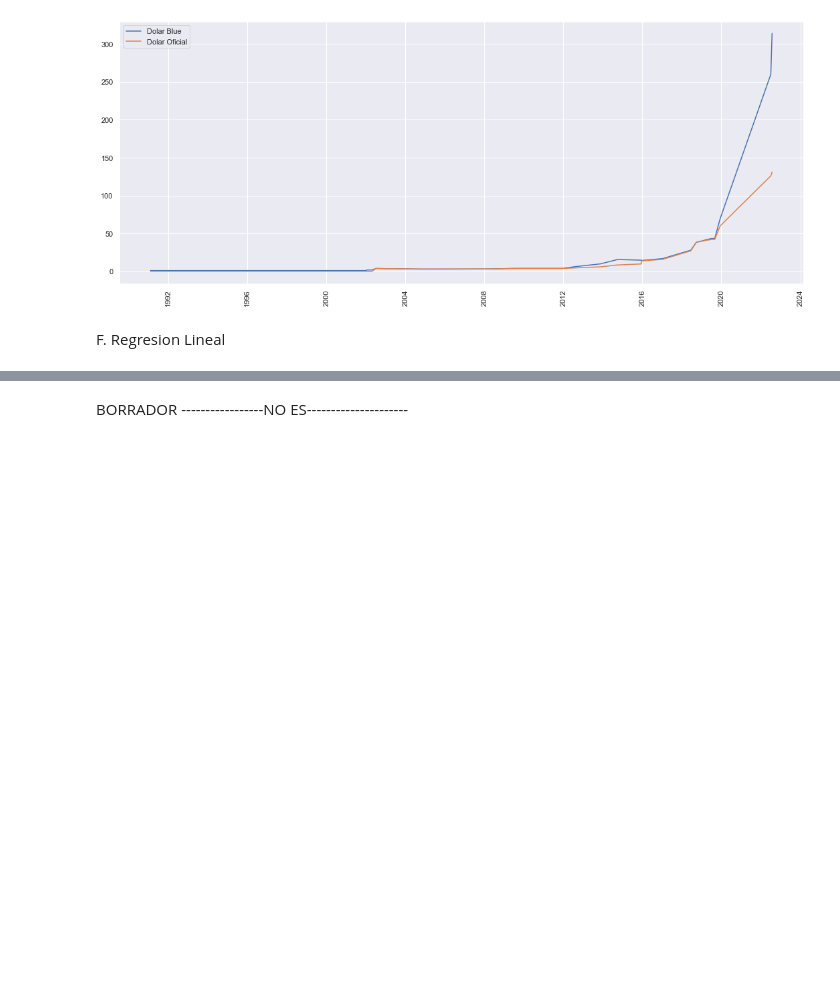
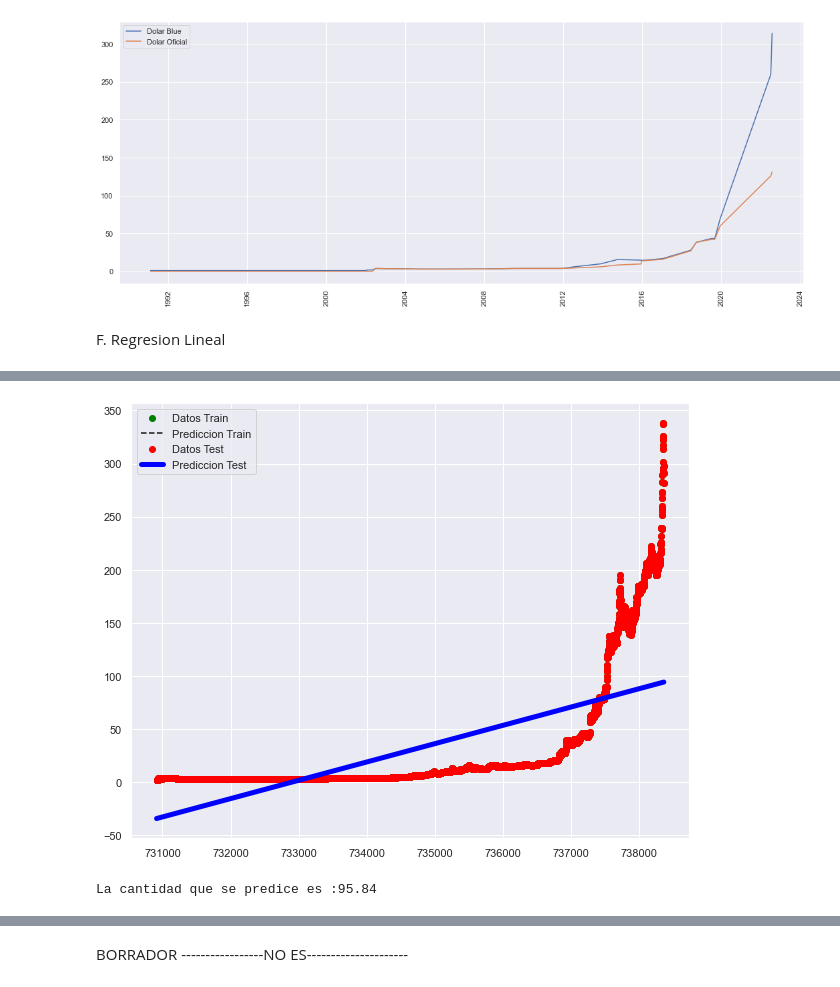
Before and after one commit to jeanApi/Proyecto_DolarBlue-DolarOficial, a Jupyter notebook: PI.ipynb, the cells around one changed output, grey strips where cells are left out. Drawn from its saved outputs; the diff is of its cells as text; code cells hidden in the pictures; blank space fills up the shorter version.

```diff
--- a/PI.ipynb
+++ b/PI.ipynb
@@ -462,0 +546,5 @@ F. Regresion Lineal
+# %%
+X_train = X_train.reshape(-1,1)
+X_test = X_test.reshape(-1,1)
+# %%
+modelo = LinearRegression(fit_intercept=True)
@@ -462,0 +568,13 @@ F. Regresion Lineal
+# %%
+plt.figure(figsize = (10,8))
+
+plt.scatter(X_train, y_train,  color='green', label = 'Datos Train')
+plt.plot(X_train, y_train_pred, color='k', linestyle = '--', label = 'Prediccion Train')
+
+plt.scatter(X_test, y_test,  color='red', label = 'Datos Test')
+plt.plot(X_test, y_test_pred, color='blue', linewidth=5.0, label = 'Prediccion Test')
+
+plt.legend()
+plt.show()
+# %% [output]
+[figure, added]
@@ -462,0 +594,4 @@ F. Regresion Lineal
+# %%
+print('La cantidad que se predice es :' + str(round(cantidad_prediccion[0],2)))
+# %% [output]
+La cantidad que se predice es :95.84
```
Also changed, not shown: parts of 21 cells of this notebook.
